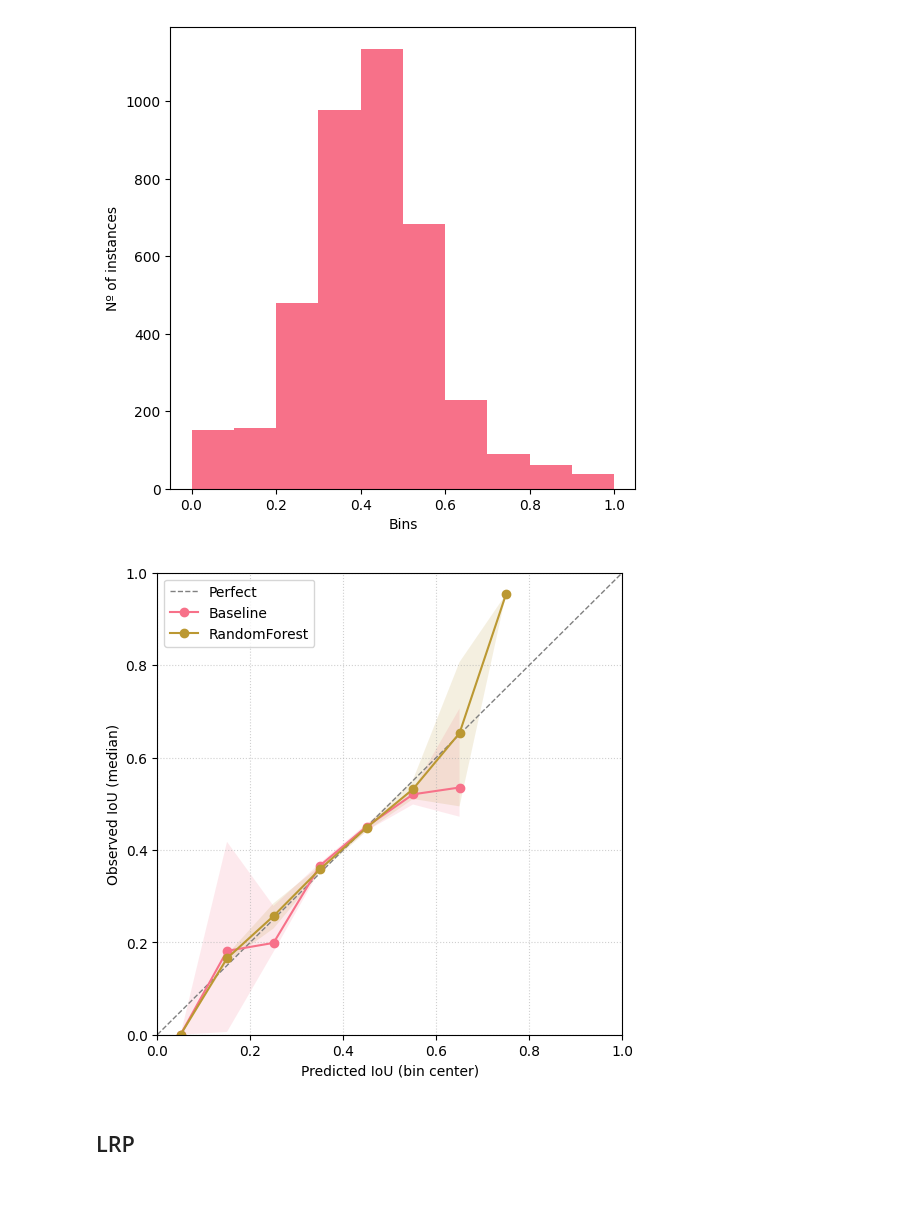
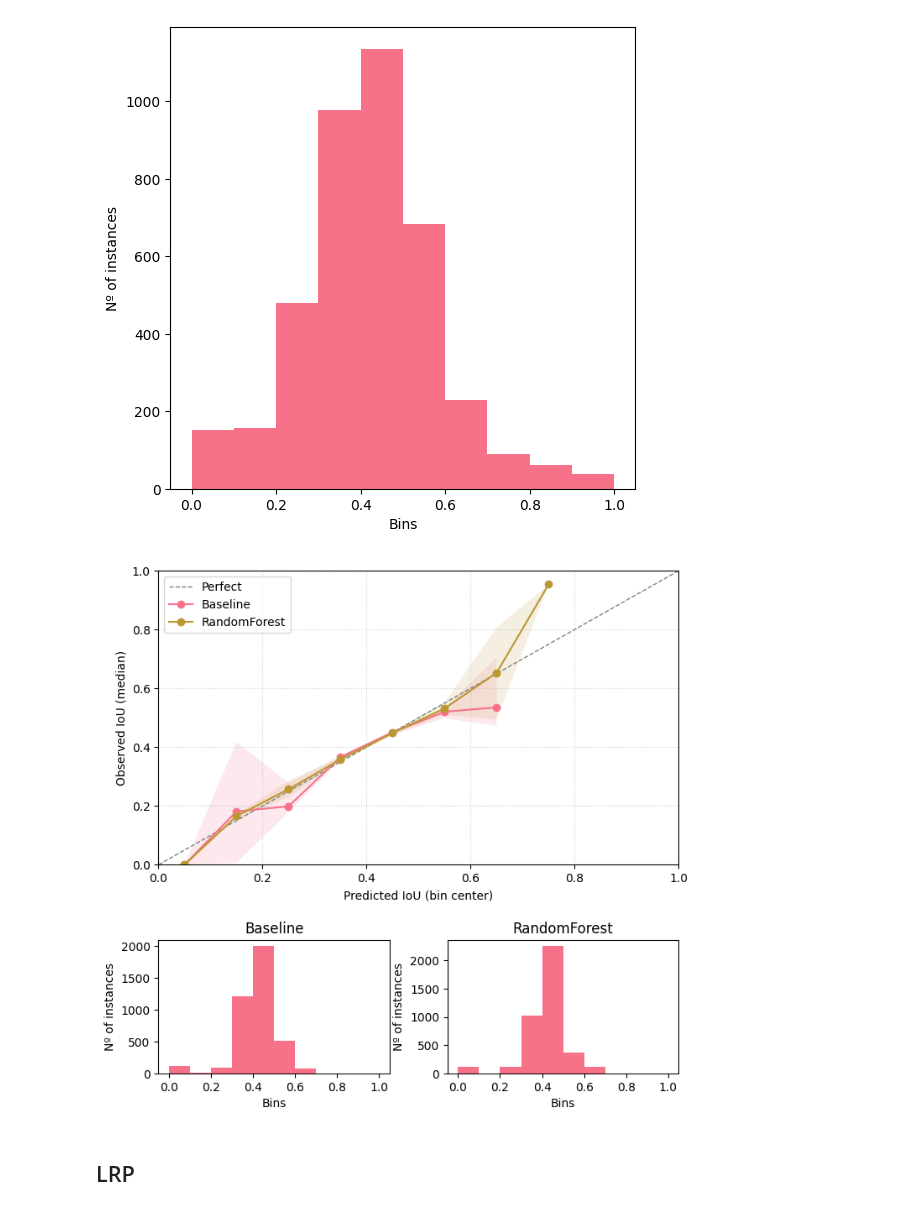
Before and after one commit to femartip/frame-validity-od, a Jupyter notebook: notebooks/assess_pred_analysis.ipynb, the cells around one changed output. Cells and saved outputs as stored; diff of their text form; code cells hidden in the pictures.

Commit message:
Cooler calib curves

```diff
--- a/notebooks/assess_pred_analysis.ipynb
+++ b/notebooks/assess_pred_analysis.ipynb
@@ -322,15 +323,26 @@ plot_inst_per_bin(iou_assessor_results["GT"])
 # %% [output]
 <Axes: xlabel='Bins', ylabel='Nº of instances'>
 [figure]
-# %%
-fig, ax = plt.subplots(figsize=(6, 6))
-plot_calibration_curve(iou_assessor_results["GT"], iou_assessor_results["baseline"], ax=ax, label="Baseline")
-plot_calibration_curve(iou_assessor_results["GT"], iou_assessor_results["rf"], ax=ax, label="RandomForest", iden_line=False)
-#plot_calibration_curve(y_test, y_pred_iou_rf, ax=ax, label="RanfomForest")
-ax.legend()
-plt.savefig("./plots/iou_baseline_vs_rf_calib_curve.png")
-# %% [output]
-[figure, removed]
+# %%
+fig = plt.figure(figsize=(8, 11))
+gs = GridSpec(3, 2, height_ratios=[2.2, 1, 1], hspace=0.4, wspace=0.25)
+ax_cal = fig.add_subplot(gs[0, :])
+
+plot_calibration_curve(iou_assessor_results["GT"],iou_assessor_results["baseline"],ax=ax_cal,label="Baseline")
+plot_calibration_curve(iou_assessor_results["GT"],iou_assessor_results["rf"],ax=ax_cal,label="RandomForest", iden_line=False)
+ax_cal.legend()
+
+ax_baseline = fig.add_subplot(gs[1, 0])
+plot_inst_per_bin(iou_assessor_results["baseline"], ax=ax_baseline)
+ax_baseline.set_title("Baseline")
+ax_rf = fig.add_subplot(gs[1, 1])
+plot_inst_per_bin(iou_assessor_results["rf"], ax=ax_rf)
+ax_rf.set_title("RandomForest")
+
+plt.savefig("./plots/iou_baseline_vs_rf_calib_curve.png")
+plt.show()
+# %% [output]
+[figure, added]
 # %% [markdown]
 ## LRP
 # %%
```
Also changed, not shown: parts of 2 cells of this notebook, 2 other files.
